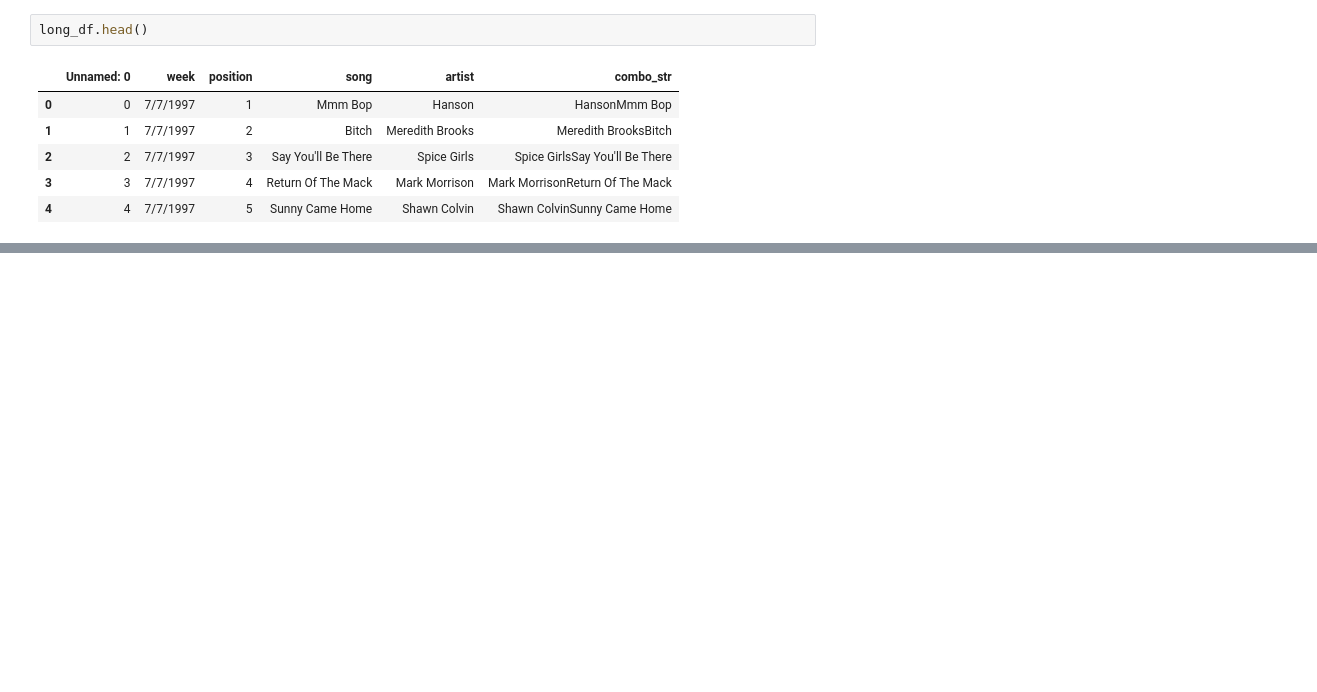
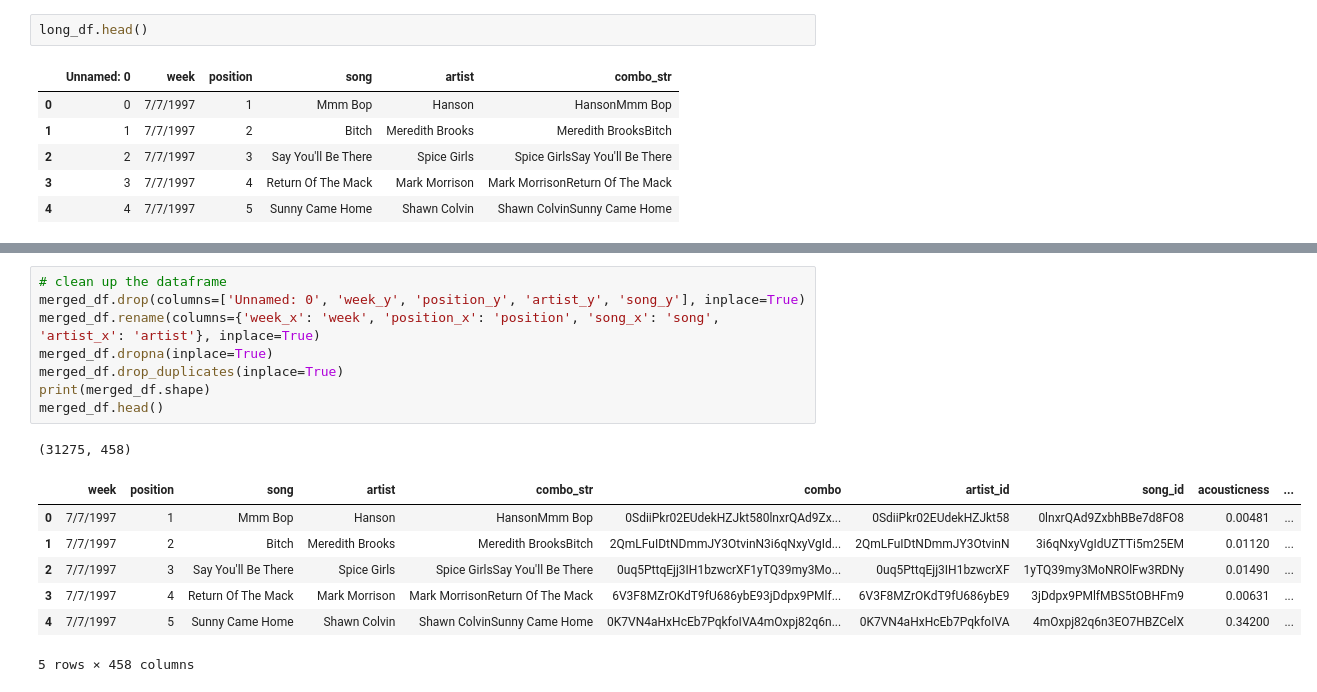
Before and after one commit to ariana94/Audio-Feature-API-Analyis-, a Jupyter notebook: 02_Data Cleaning/assign_audio_features_to_top40_charts.ipynb, the cells around one changed output, grey strips where cells are left out. Drawn from its saved outputs; the diff is of its cells as text; blank space fills up the shorter version.

```diff
--- a/02_Data Cleaning/assign_audio_features_to_top40_charts.ipynb
+++ b/02_Data Cleaning/assign_audio_features_to_top40_charts.ipynb
@@ -223,0 +67,17 @@ final_df.sort_values(by=[''])
+# %%
+# clean up the dataframe
+merged_df.drop(columns=['Unnamed: 0', 'week_y', 'position_y', 'artist_y', 'song_y'], inplace=True)
+merged_df.rename(columns={'week_x': 'week', 'position_x': 'position', 'song_x': 'song', 'artist_x': 'artist'}, inplace=True)
+merged_df.dropna(inplace=True)
+merged_df.drop_duplicates(inplace=True)
+print(merged_df.shape)
+merged_df.head()
+# %% [output]
+(31275, 458)
+|  | week | position | song | artist | combo_str | combo | artist_id | song_id | acousticness | ... |
+| 0 | 7/7/1997 | 1 | Mmm Bop | Hanson | HansonMmm Bop | 0SdiiPkr02EUdekHZJkt580lnxrQAd9Zx... | 0SdiiPkr02EUdekHZJkt58 | 0lnxrQAd9ZxbhBBe7d8FO8 | 0.00481 | ... |
+| 1 | 7/7/1997 | 2 | Bitch | Meredith Brooks | Meredith BrooksBitch | 2QmLFuIDtNDmmJY3OtvinN3i6qNxyVgId... | 2QmLFuIDtNDmmJY3OtvinN | 3i6qNxyVgIdUZTTi5m25EM | 0.01120 | ... |
+| 2 | 7/7/1997 | 3 | Say You'll Be There | Spice Girls | Spice GirlsSay You'll Be There | 0uq5PttqEjj3IH1bzwcrXF1yTQ39my3Mo... | 0uq5PttqEjj3IH1bzwcrXF | 1yTQ39my3MoNROlFw3RDNy | 0.01490 | ... |
+| 3 | 7/7/1997 | 4 | Return Of The Mack | Mark Morrison | Mark MorrisonReturn Of The Mack | 6V3F8MZrOKdT9fU686ybE93jDdpx9PMlf... | 6V3F8MZrOKdT9fU686ybE9 | 3jDdpx9PMlfMBS5tOBHFm9 | 0.00631 | ... |
+| 4 | 7/7/1997 | 5 | Sunny Came Home | Shawn Colvin | Shawn ColvinSunny Came Home | 0K7VN4aHxHcEb7PqkfoIVA4mOxpj82q6n... | 0K7VN4aHxHcEb7PqkfoIVA | 4mOxpj82q6n3EO7HBZCelX | 0.34200 | ... |
+5 rows × 458 columns
```
Also changed, not shown: parts of 26 cells of this notebook, 6 other files.
